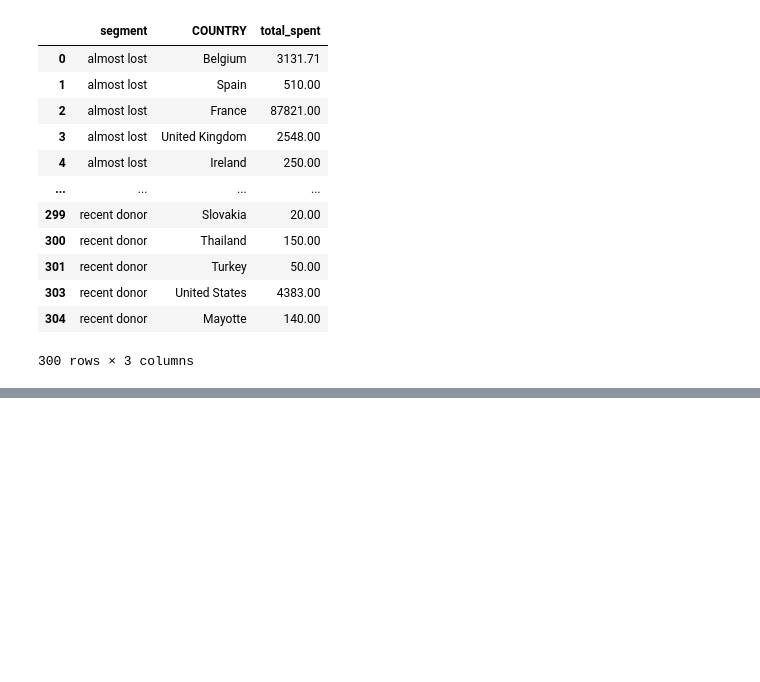
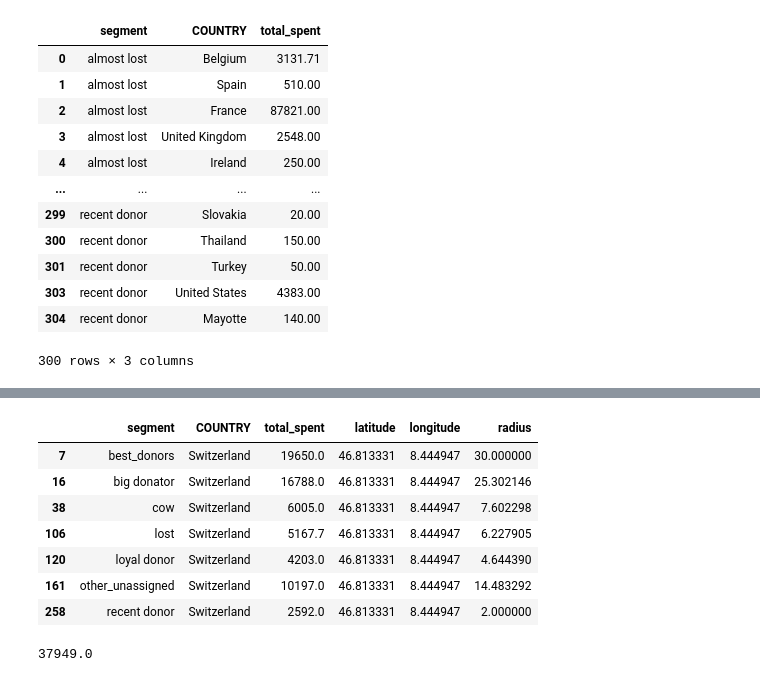
Before and after one commit to mnasini/ekimetrics-, a Jupyter notebook: ekimetrics.ipynb, the cells around one changed output, grey strips where cells are left out. Saved outputs shown, nothing was run; the diff lists cells and outputs as text; code cells hidden in the pictures; blank space fills up the shorter version.

```diff
--- a/ekimetrics.ipynb
+++ b/ekimetrics.ipynb
@@ -942,0 +951,15 @@ spent_country
+# %%
+spent_country[spent_country['COUNTRY']=="Switzerland"]
+# %% [output]
+|  | segment | COUNTRY | total_spent | latitude | longitude | radius |
+| 7 | best_donors | Switzerland | 19650.0 | 46.813331 | 8.444947 | 30.000000 |
+| 16 | big donator | Switzerland | 16788.0 | 46.813331 | 8.444947 | 25.302146 |
+| 38 | cow | Switzerland | 6005.0 | 46.813331 | 8.444947 | 7.602298 |
+| 106 | lost | Switzerland | 5167.7 | 46.813331 | 8.444947 | 6.227905 |
+| 120 | loyal donor | Switzerland | 4203.0 | 46.813331 | 8.444947 | 4.644390 |
+| 161 | other_unassigned | Switzerland | 10197.0 | 46.813331 | 8.444947 | 14.483292 |
+| 258 | recent donor | Switzerland | 2592.0 | 46.813331 | 8.444947 | 2.000000 |
+# %%
+spent_country[(spent_country["COUNTRY"]!="France")&(spent_country["segment"]=="best_donors")]["total_spent"].sum()
+# %% [output]
+37949.0
```
Also changed, not shown: parts of 36 cells of this notebook.
